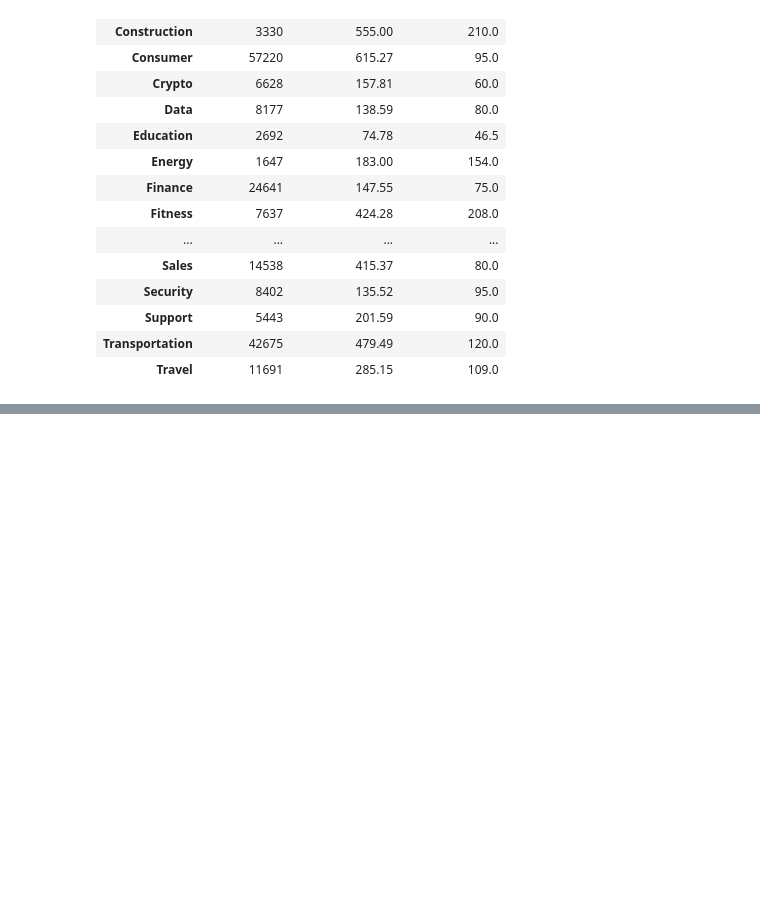
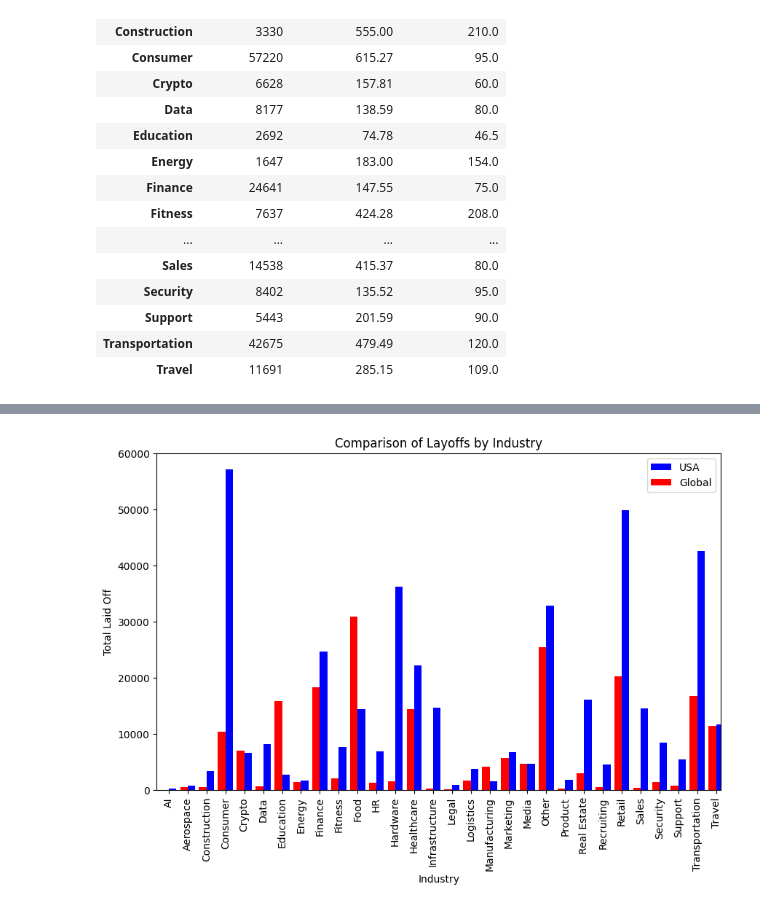
Before and after one commit to ocarolinne/ucb-data-project1, a Jupyter notebook: layoff_analysis.ipynb, the cells around one changed output, grey strips where cells are left out. Drawn from its saved outputs; the diff is of its cells as text; code cells hidden in the pictures; blank space fills up the shorter version.

```diff
--- a/layoff_analysis.ipynb
+++ b/layoff_analysis.ipynb
@@ -194 +212,24 @@ usa_lay_date_sumary
 581 rows × 3 columns
+# %%
+# Supondo que usa_layoffs_df e all_layoffs_df são seus dataframes com os dados dos Estados Unidos e do resto do mundo, respectivamente
+
+# Criando os gráficos de barras separadamente
+
+usa_ind_layoffs_df = layoffs_data_df[(layoffs_data_df["country"] == "United States")]
+global_ind_layoffs_df = layoffs_data_df[(layoffs_data_df["country"] != "United States")]
+
+fig, ax = plt.subplots(figsize=(10, 6))
+
+usa_ind_layoffs_df.groupby('industry')['total_laid_off'].sum().plot(kind='bar', ax=ax, color='blue', width=0.4, position=0, label='USA')
+global_ind_layoffs_df.groupby('industry')['total_laid_off'].sum().plot(kind='bar', ax=ax, color='red', width=0.4, position=1, label='Global')
+
+# Adicionando rótulos e título
+plt.xlabel('Industry')
+plt.ylabel('Total Laid Off')
+plt.title('Comparison of Layoffs by Industry')
+plt.legend()
+
+# Exibindo o gráfico
+plt.show()
+# %% [output]
+[figure, added]
```
Also changed, not shown: parts of 18 cells of this notebook.
